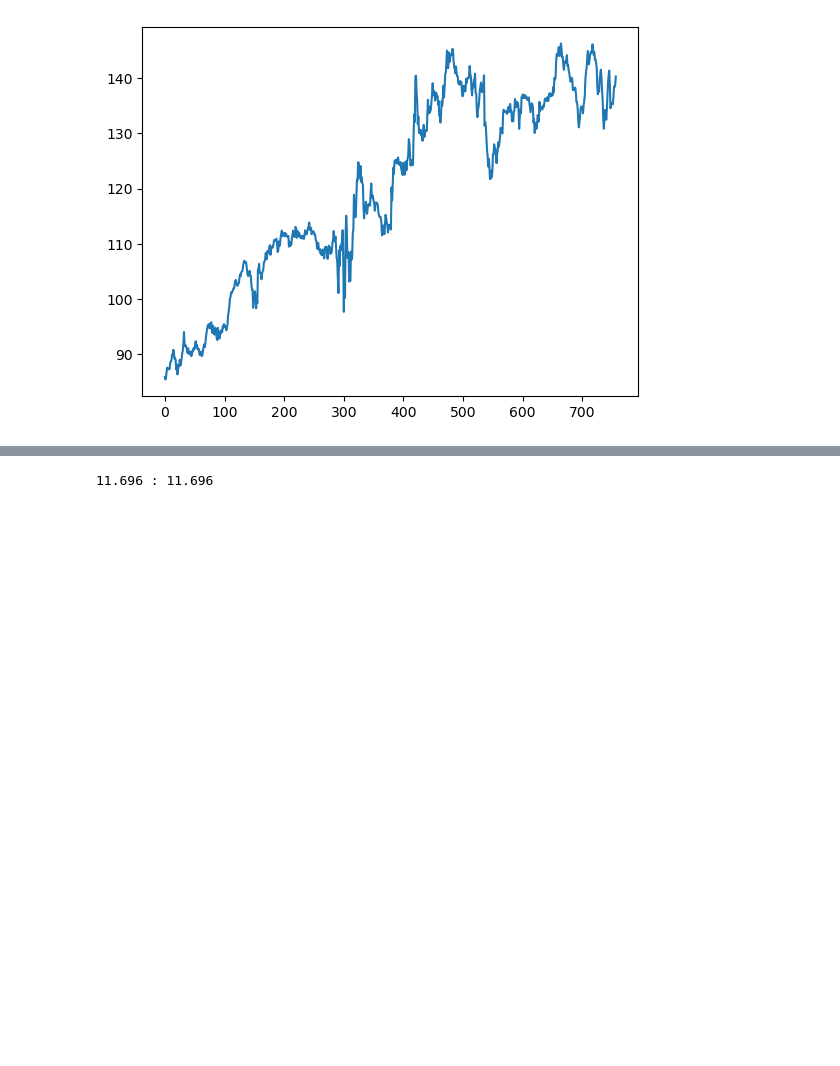
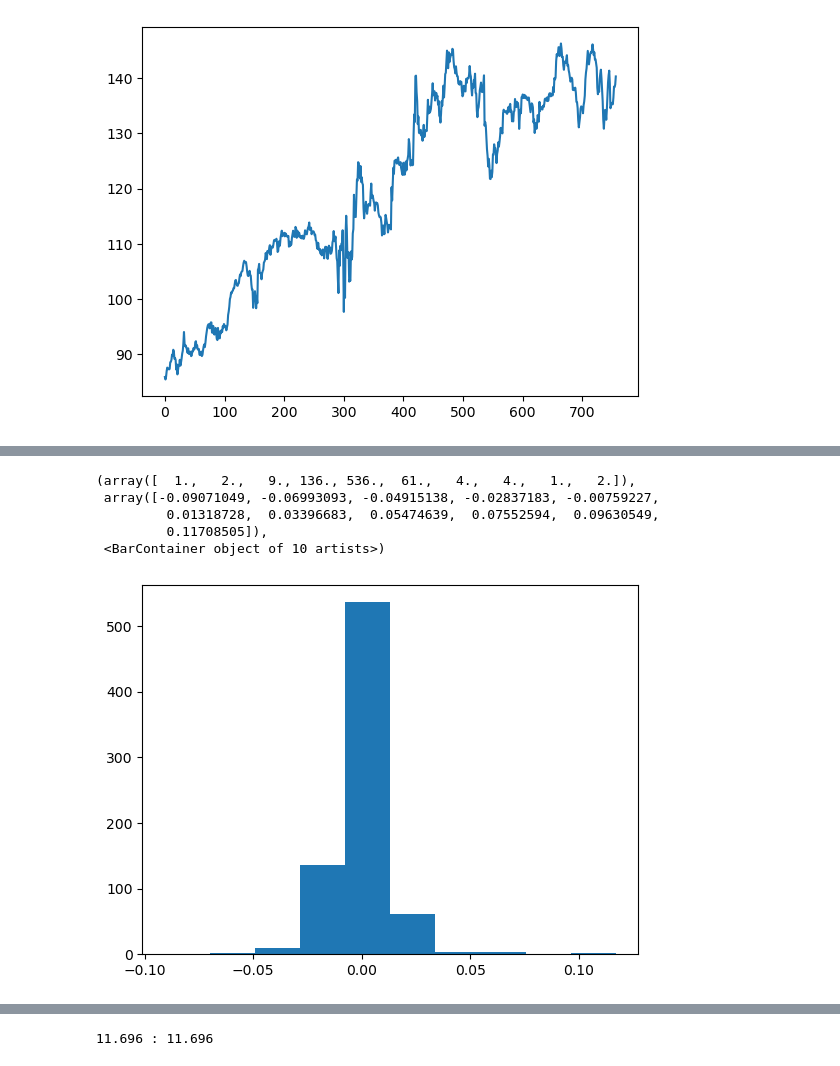
Before and after one commit to teadr1nker/finan, a Jupyter notebook: t5/file.ipynb, the cells around one changed output, grey strips where cells are left out. Saved outputs shown, nothing was run; the diff lists cells and outputs as text; code cells hidden in the pictures; blank space fills up the shorter version.

```diff
--- a/t5/file.ipynb
+++ b/t5/file.ipynb
@@ -37,6 +38,7 @@ R = 1 + .05            # Risk free profit
 p = (R - d) / (u - d)  # Probability of gain
 # %%
 print(f'S {S}\nK {K}\nu {u}\nd {d}\np {p}')
+plt.hist(incd)
 # %% [output]
 S 85.89545440673828
 K 85.89545440673828
@@ -46,3 +48,9 @@ p 0.5564802460350939
+(array([  1.,   2.,   9., 136., 536.,  61.,   4.,   4.,   1.,   2.]),
+ array([-0.09071049, -0.06993093, -0.04915138, -0.02837183, -0.00759227,
+         0.01318728,  0.03396683,  0.05474639,  0.07552594,  0.09630549,
+         0.11708505]),
+ <BarContainer object of 10 artists>)
+[figure, added]
 # %%
 def binomCall(price, i=1, route=''):
     print(f"{route if route != '' else 'start'}: {price}")
```
Also changed, not shown: parts of 8 cells of this notebook.
